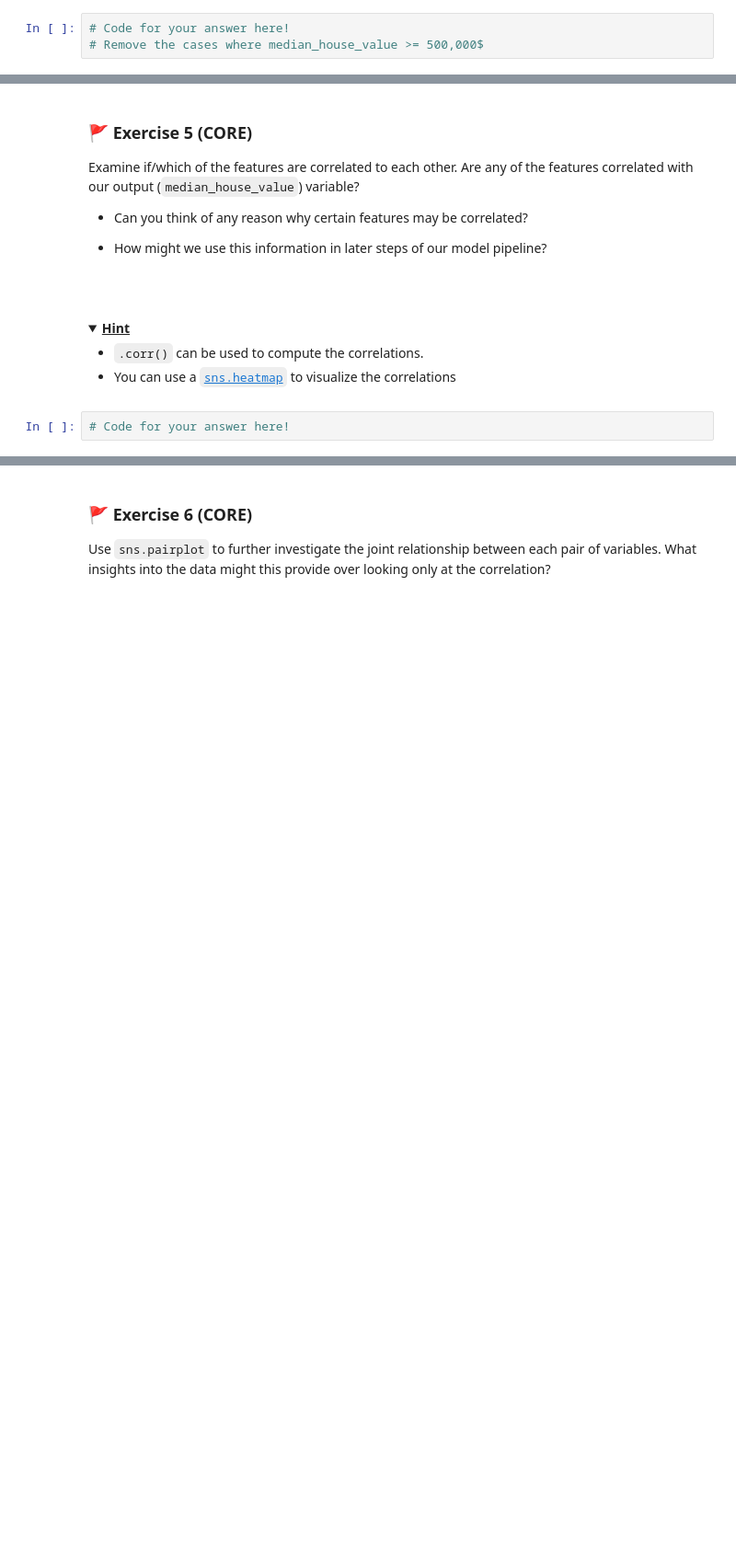
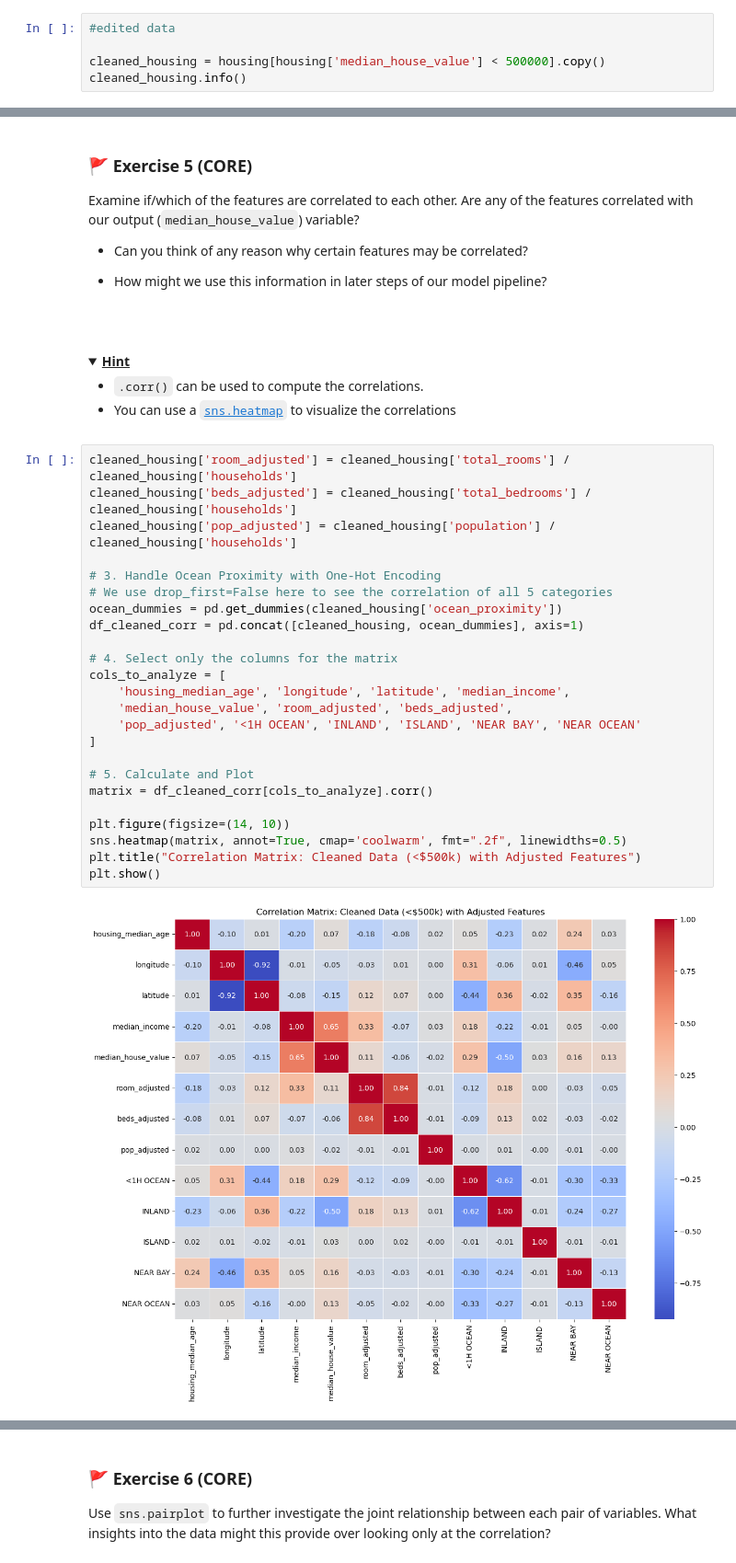
Before and after one commit to aaroparkkinen/MLP_2026_week01, a Jupyter notebook: mlp_week01.ipynb, the cells around one changed output, grey strips where cells are left out. Shown at 92% size. Drawn from its saved outputs; the diff is of its cells as text; folded sections open; blank space fills up the shorter version.

Commit message:
Aaro's intial start, first 6 cores

```diff
--- a/mlp_week01.ipynb
+++ b/mlp_week01.ipynb
@@ -169,5 +265,7 @@ _Type your answer here!_
 # %% [markdown]
 c) One thing you may have noticed from the histogram is that the median income, housing median age, and the median house value are capped. The median house value capping (this being our target value) may or may not be a problem depending on your client. If we needed precise predictions beyond $\$500,000$, we may need to either collect proper labels/outputs for the districts whose labels were capped or remove these districts from the data. Following the latter, remove all districts whose median house value is capped. How many observations are there now?
 # %%
-# Code for your answer here!
-# Remove the cases where median_house_value >= 500,000$
+#edited data
+
+cleaned_housing = housing[housing['median_house_value'] < 500000].copy()
+cleaned_housing.info()
@@ -206,5 +336,29 @@ Examine if/which of the features are correlated to each other. Are any of the fe
 
 </details>
 # %%
-# Code for your answer here!
+cleaned_housing['room_adjusted'] = cleaned_housing['total_rooms'] / cleaned_housing['households']
+cleaned_housing['beds_adjusted'] = cleaned_housing['total_bedrooms'] / cleaned_housing['households']
+cleaned_housing['pop_adjusted'] = cleaned_housing['population'] / cleaned_housing['households']
+
+# 3. Handle Ocean Proximity with One-Hot Encoding
+# We use drop_first=False here to see the correlation of all 5 categories
+ocean_dummies = pd.get_dummies(cleaned_housing['ocean_proximity'])
+df_cleaned_corr = pd.concat([cleaned_housing, ocean_dummies], axis=1)
+
+# 4. Select only the columns for the matrix
+cols_to_analyze = [
+    'housing_median_age', 'longitude', 'latitude', 'median_income',
+    'median_house_value', 'room_adjusted', 'beds_adjusted',
+    'pop_adjusted', '<1H OCEAN', 'INLAND', 'ISLAND', 'NEAR BAY', 'NEAR OCEAN'
+]
+
+# 5. Calculate and Plot
+matrix = df_cleaned_corr[cols_to_analyze].corr()
+
+plt.figure(figsize=(14, 10))
+sns.heatmap(matrix, annot=True, cmap='coolwarm', fmt=".2f", linewidths=0.5)
+plt.title("Correlation Matrix: Cleaned Data (<$500k) with Adjusted Features")
+plt.show()
+# %% [output]
+[figure, added]
 # %% [markdown]
```
Also changed, not shown: parts of 21 cells of this notebook.
